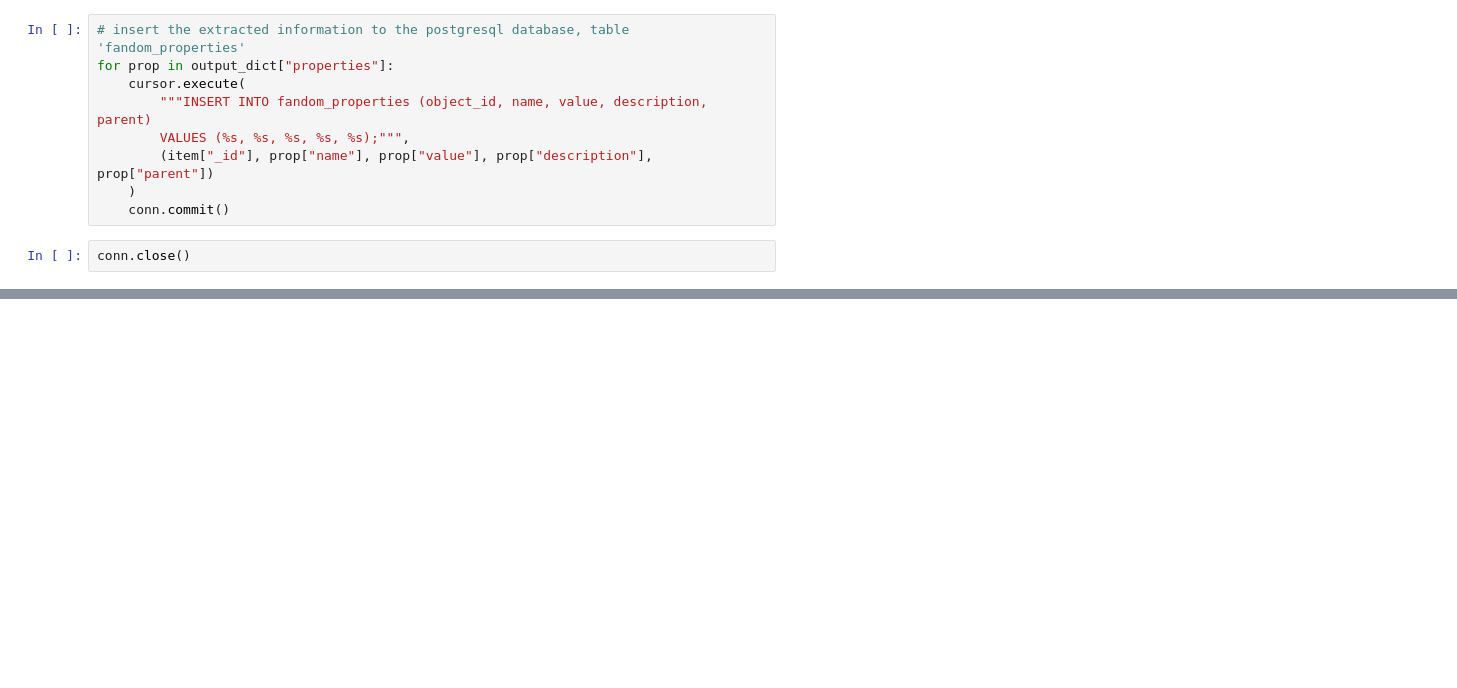
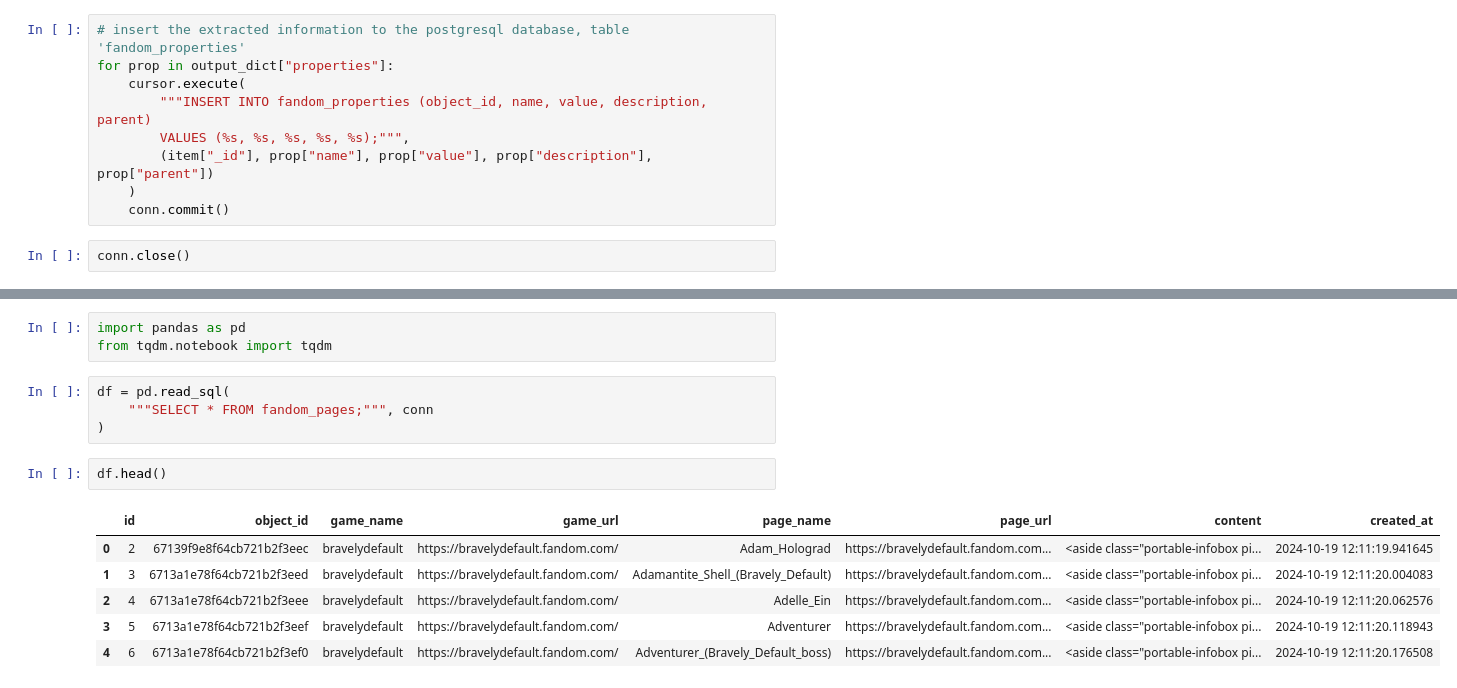
Before and after one commit to mokrota21/GameOntologyProject, a Jupyter notebook: extract_meaning.ipynb, the cells around one changed output, grey strips where cells are left out. Drawn from its saved outputs; the diff is of its cells as text; blank space fills up the shorter version.

```diff
--- a/extract_meaning.ipynb
+++ b/extract_meaning.ipynb
@@ -287,0 +446,16 @@ conn.close()
+# %%
+import pandas as pd
+from tqdm.notebook import tqdm
+# %%
+df = pd.read_sql(
+    """SELECT * FROM fandom_pages;""", conn
+)
+# %%
+df.head()
+# %% [output]
+|  | id | object_id | game_name | game_url | page_name | page_url | content | created_at |
+| 0 | 2 | 67139f9e8f64cb721b2f3eec | bravelydefault | https://bravelydefault.fandom.com/ | Adam_Holograd | https://bravelydefault.fandom.com... | <aside class="portable-infobox pi... | 2024-10-19 12:11:19.941645 |
+| 1 | 3 | 6713a1e78f64cb721b2f3eed | bravelydefault | https://bravelydefault.fandom.com/ | Adamantite_Shell_(Bravely_Default) | https://bravelydefault.fandom.com... | <aside class="portable-infobox pi... | 2024-10-19 12:11:20.004083 |
+| 2 | 4 | 6713a1e78f64cb721b2f3eee | bravelydefault | https://bravelydefault.fandom.com/ | Adelle_Ein | https://bravelydefault.fandom.com... | <aside class="portable-infobox pi... | 2024-10-19 12:11:20.062576 |
+| 3 | 5 | 6713a1e78f64cb721b2f3eef | bravelydefault | https://bravelydefault.fandom.com/ | Adventurer | https://bravelydefault.fandom.com... | <aside class="portable-infobox pi... | 2024-10-19 12:11:20.118943 |
+| 4 | 6 | 6713a1e78f64cb721b2f3ef0 | bravelydefault | https://bravelydefault.fandom.com/ | Adventurer_(Bravely_Default_boss) | https://bravelydefault.fandom.com... | <aside class="portable-infobox pi... | 2024-10-19 12:11:20.176508 |
```
Also changed, not shown: parts of 22 cells of this notebook, 12 other files.
